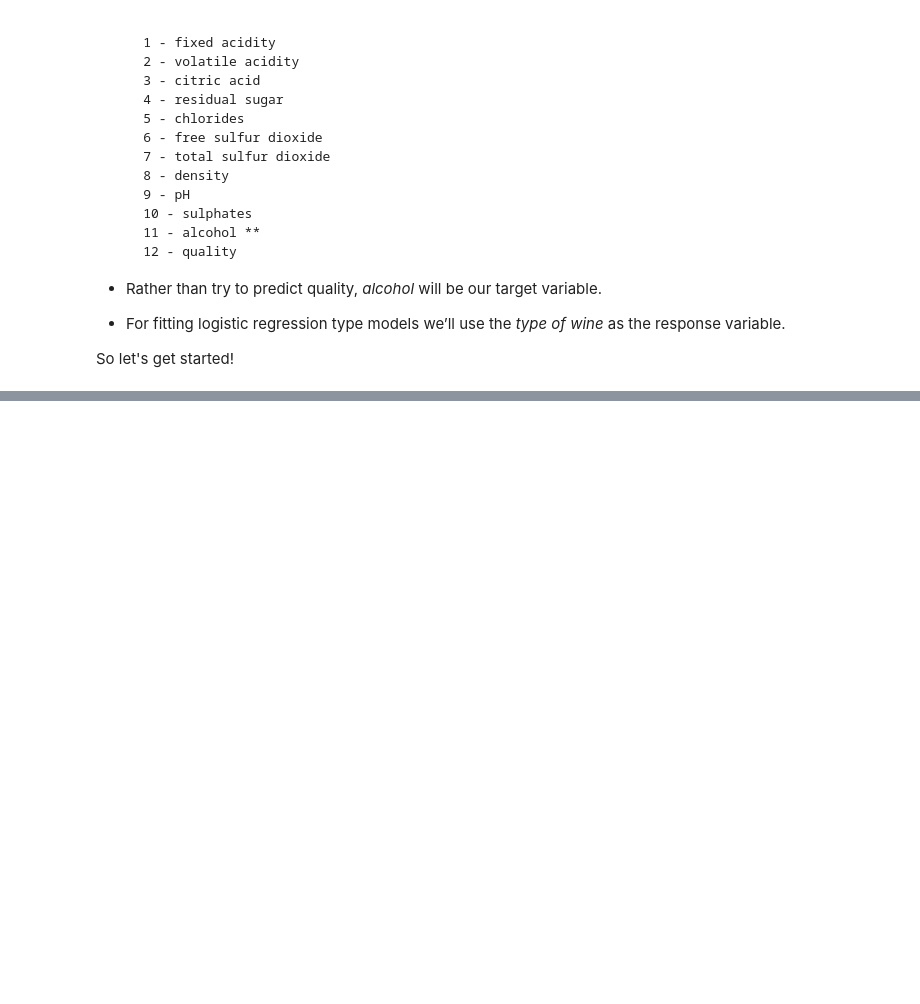
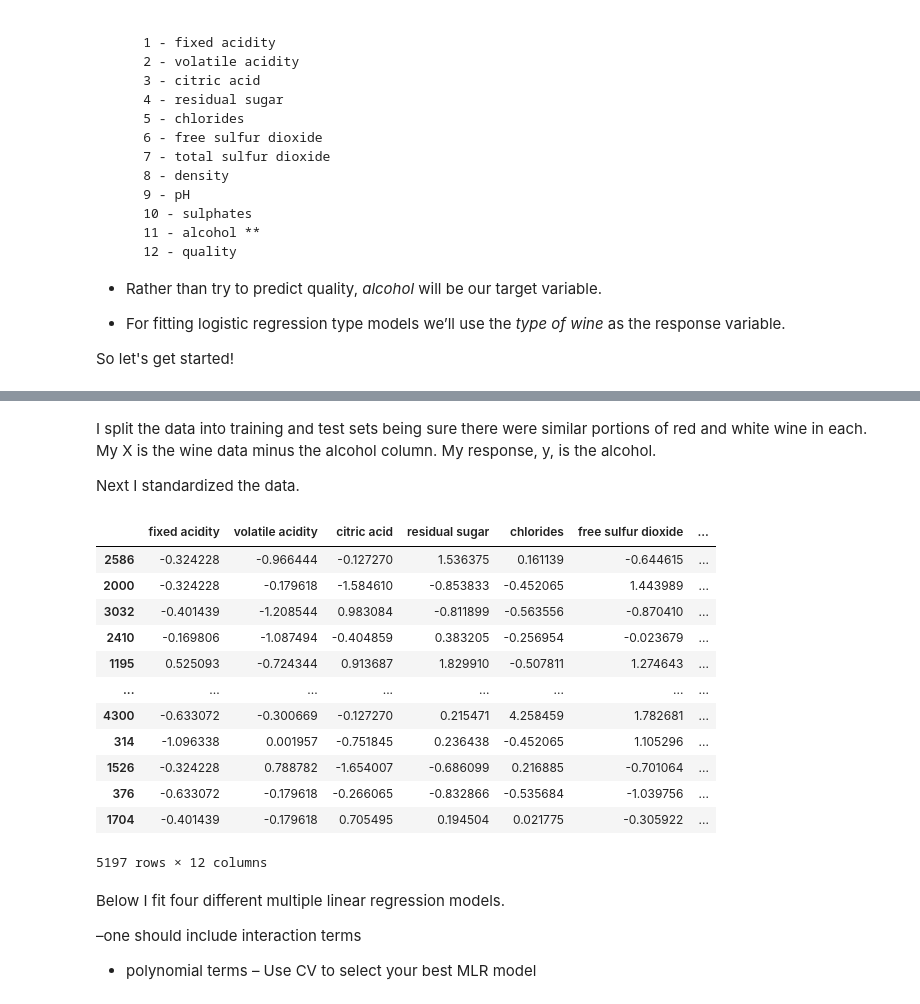
Before and after one commit to ljzier/ST-554-repo, a Jupyter notebook: Zier_ST_554_HW7.ipynb, the cells around one changed output, grey strips where cells are left out. Drawn from its saved outputs; the diff is of its cells as text; code cells hidden in the pictures; blank space fills up the shorter version.

```diff
--- a/Zier_ST_554_HW7.ipynb
+++ b/Zier_ST_554_HW7.ipynb
@@ -40,14 +40,13 @@ So let's get started!
 # imports
 import pandas as pd
 import numpy as np
-import os
-from sklearn.linear_model import LogisticRegression
 
-#loading data from my data folder
-red_wine = pd.read_csv('/data/winequality-red.csv', sep=';')
-white_wine = pd.read_csv('/data/winequality-white.csv', sep=';')
+from sklearn.model_selection import train_test_split, cross_validate
+from sklearn.metrics import mean_squared_error
+from sklearn.linear_model import LinearRegression, LassoCV, Lasso
 
-wine = pd.concat([red_wine, white_wine])
+!git clone https://github.com/ljzier/ST-554-repo.git
 
-red_wine.head()
+red_wine = pd.read_csv('ST-554-repo/data/winequality-red.csv', sep=';')
+white_wine = pd.read_csv('ST-554-repo/data/winequality-white.csv', sep=';')
 # %% [output]
@@ -298,0 +62,9 @@ The simulated slopes are as follows:
+# %%
+# assign new variable
+red_wine['type'] = 0
+white_wine['type'] = 1
+
+#combine
+wine = pd.concat([red_wine, white_wine])
+
+wine.head()
@@ -298,0 +78,41 @@ The simulated slopes are as follows:
+# %% [markdown]
+I split the data into training and test sets being sure there were similar portions of red and white wine in each. My X is the wine data minus the alcohol column. My response, y, is the alcohol.
+
+Next I standardized the data.
+# %%
+#split data into training and text set including
+# equal amounts of red and white wine
+
+X_train, X_test, y_train, y_test = train_test_split(
+  wine.drop("alcohol", axis = 1),
+  wine["alcohol"],
+  test_size=0.20,
+  random_state=41, shuffle = True,
+  stratify=wine['type'])
+
+# I'm using means and stds like in class, but
+means = X_train.apply(np.mean, axis = 0)
+stds = X_train.apply(np.std, axis = 0)
+
+X_train = X_train.apply(lambda x: (x-np.mean(x))/np.std(x), axis = 0)
+X_train
+# %% [output]
+|  | fixed acidity | volatile acidity | citric acid | residual sugar | chlorides | free sulfur dioxide | ... |
+| 2586 | -0.324228 | -0.966444 | -0.127270 | 1.536375 | 0.161139 | -0.644615 | ... |
+| 2000 | -0.324228 | -0.179618 | -1.584610 | -0.853833 | -0.452065 | 1.443989 | ... |
+| 3032 | -0.401439 | -1.208544 | 0.983084 | -0.811899 | -0.563556 | -0.870410 | ... |
+| 2410 | -0.169806 | -1.087494 | -0.404859 | 0.383205 | -0.256954 | -0.023679 | ... |
+| 1195 | 0.525093 | -0.724344 | 0.913687 | 1.829910 | -0.507811 | 1.274643 | ... |
+| ... | ... | ... | ... | ... | ... | ... | ... |
+| 4300 | -0.633072 | -0.300669 | -0.127270 | 0.215471 | 4.258459 | 1.782681 | ... |
+| 314 | -1.096338 | 0.001957 | -0.751845 | 0.236438 | -0.452065 | 1.105296 | ... |
+| 1526 | -0.324228 | 0.788782 | -1.654007 | -0.686099 | 0.216885 | -0.701064 | ... |
+| 376 | -0.633072 | -0.179618 | -0.266065 | -0.832866 | -0.535684 | -1.039756 | ... |
+| 1704 | -0.401439 | -0.179618 | 0.705495 | 0.194504 | 0.021775 | -0.305922 | ... |
+5197 rows × 12 columns
+# %% [markdown]
+ Below I fit four different multiple linear regression models.
+
+–one should include interaction terms
+- polynomial terms
+– Use CV to select your best MLR model
```
Also changed, not shown: parts of 14 cells of this notebook.
